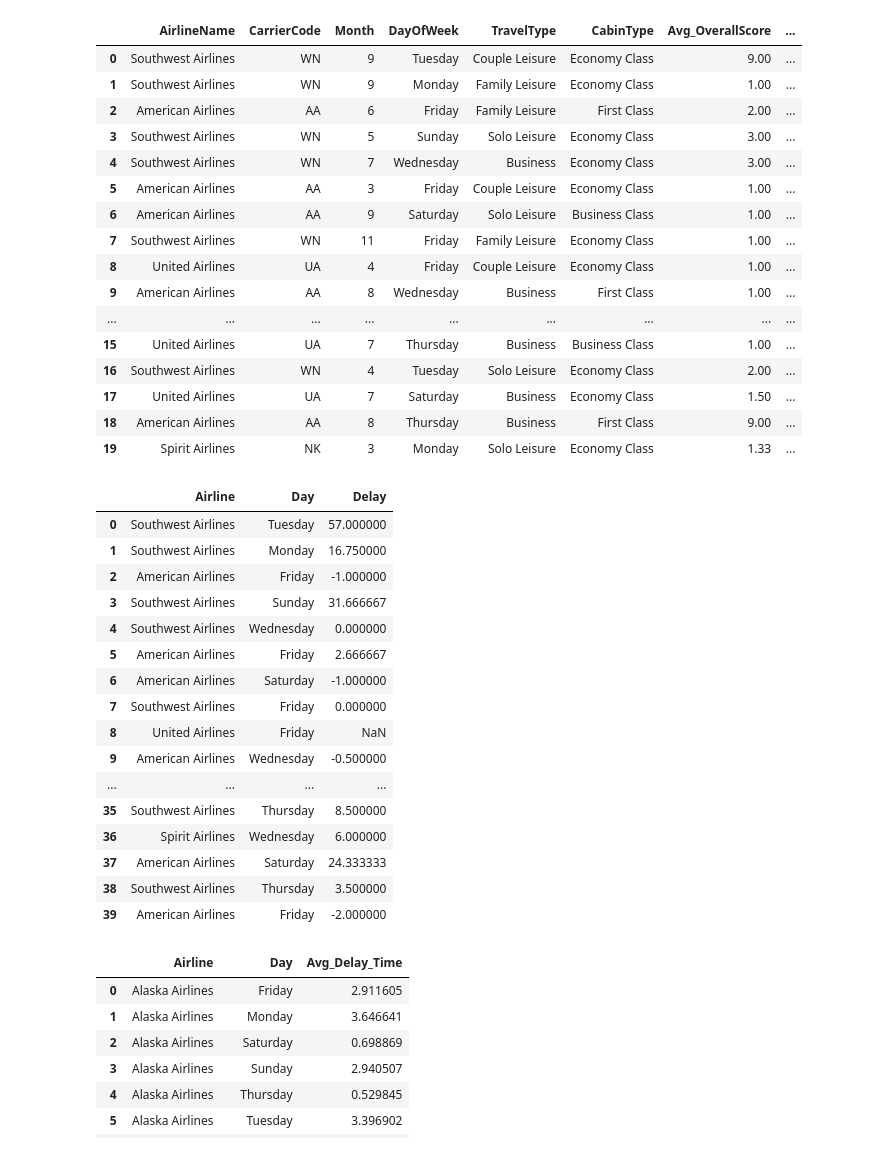
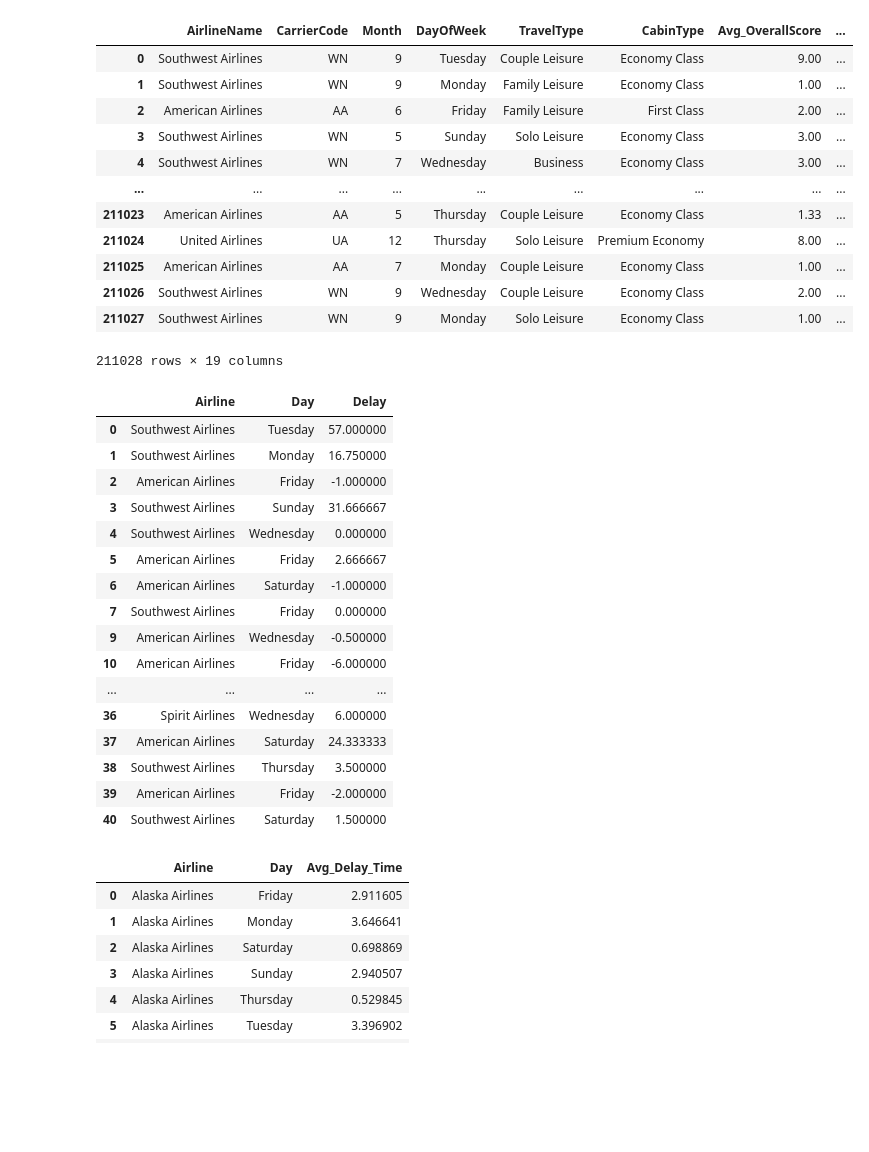
Before and after one commit to Jeff-Gielniak/Airline-Satisfaction-Evaluation, a Jupyter notebook: Day_of_Week.ipynb, the cells around one changed output. Cells and saved outputs as stored; diff of their text form; code cells hidden in the pictures; blank space fills up the shorter version.

```diff
--- a/Day_of_Week.ipynb
+++ b/Day_of_Week.ipynb
@@ -8,29 +8,25 @@ import pandas as pd
 # %%
 # Read the CSV file - All of data combined
 Main_data_df = pd.read_csv("Resources/Analysis_Complete.csv")
 
 Main_data_df=pd.DataFrame(Main_data_df)
 
 # Display the first few rows
-Main_data_df.head(20)
+Main_data_df
 # %% [output]
 |  | AirlineName | CarrierCode | Month | DayOfWeek | TravelType | CabinType | Avg_OverallScore | ... |
 | 0 | Southwest Airlines | WN | 9 | Tuesday | Couple Leisure | Economy Class | 9.00 | ... |
 | 1 | Southwest Airlines | WN | 9 | Monday | Family Leisure | Economy Class | 1.00 | ... |
 | 2 | American Airlines | AA | 6 | Friday | Family Leisure | First Class | 2.00 | ... |
 | 3 | Southwest Airlines | WN | 5 | Sunday | Solo Leisure | Economy Class | 3.00 | ... |
 | 4 | Southwest Airlines | WN | 7 | Wednesday | Business | Economy Class | 3.00 | ... |
-| 5 | American Airlines | AA | 3 | Friday | Couple Leisure | Economy Class | 1.00 | ... |
-| 6 | American Airlines | AA | 9 | Saturday | Solo Leisure | Business Class | 1.00 | ... |
-| 7 | Southwest Airlines | WN | 11 | Friday | Family Leisure | Economy Class | 1.00 | ... |
-| 8 | United Airlines | UA | 4 | Friday | Couple Leisure | Economy Class | 1.00 | ... |
-| 9 | American Airlines | AA | 8 | Wednesday | Business | First Class | 1.00 | ... |
 | ... | ... | ... | ... | ... | ... | ... | ... | ... |
-| 15 | United Airlines | UA | 7 | Thursday | Business | Business Class | 1.00 | ... |
-| 16 | Southwest Airlines | WN | 4 | Tuesday | Solo Leisure | Economy Class | 2.00 | ... |
-| 17 | United Airlines | UA | 7 | Saturday | Business | Economy Class | 1.50 | ... |
-| 18 | American Airlines | AA | 8 | Thursday | Business | First Class | 9.00 | ... |
-| 19 | Spirit Airlines | NK | 3 | Monday | Solo Leisure | Economy Class | 1.33 | ... |
+| 211023 | American Airlines | AA | 5 | Thursday | Couple Leisure | Economy Class | 1.33 | ... |
+| 211024 | United Airlines | UA | 12 | Thursday | Solo Leisure | Premium Economy | 8.00 | ... |
+| 211025 | American Airlines | AA | 7 | Monday | Couple Leisure | Economy Class | 1.00 | ... |
+| 211026 | Southwest Airlines | WN | 9 | Wednesday | Couple Leisure | Economy Class | 2.00 | ... |
+| 211027 | Southwest Airlines | WN | 9 | Monday | Solo Leisure | Economy Class | 1.00 | ... |
+211028 rows × 19 columns
 # %%
 columns_to_keep = {
     'AirlineName':'Airline',
@@ -39,6 +35,10 @@ columns_to_keep = {
 }
 
 Updated_df = Main_data_df[list(columns_to_keep.keys())].rename(columns=columns_to_keep)
+
+# Remove rows where 'Delay' has NaN values
+Updated_df = Updated_df.dropna(subset=['Delay'])
+
 Updated_df.head(40)
 # %% [output]
 |  | Airline | Day | Delay |
@@ -50,14 +50,14 @@ Updated_df.head(40)
 | 5 | American Airlines | Friday | 2.666667 |
 | 6 | American Airlines | Saturday | -1.000000 |
 | 7 | Southwest Airlines | Friday | 0.000000 |
-| 8 | United Airlines | Friday | NaN |
 | 9 | American Airlines | Wednesday | -0.500000 |
+| 10 | American Airlines | Friday | -6.000000 |
 | ... | ... | ... | ... |
-| 35 | Southwest Airlines | Thursday | 8.500000 |
 | 36 | Spirit Airlines | Wednesday | 6.000000 |
 | 37 | American Airlines | Saturday | 24.333333 |
 | 38 | Southwest Airlines | Thursday | 3.500000 |
 | 39 | American Airlines | Friday | -2.000000 |
+| 40 | Southwest Airlines | Saturday | 1.500000 |
 # %%
 # Group the dataframe to calculate the average delay time by airline and day of the week
 average_delay_df = Updated_df.groupby(['Airline', 'Day'], as_index=False)['Delay'].mean()
```
Also changed, not shown: parts of 1 cell of this notebook, 1 other file.
